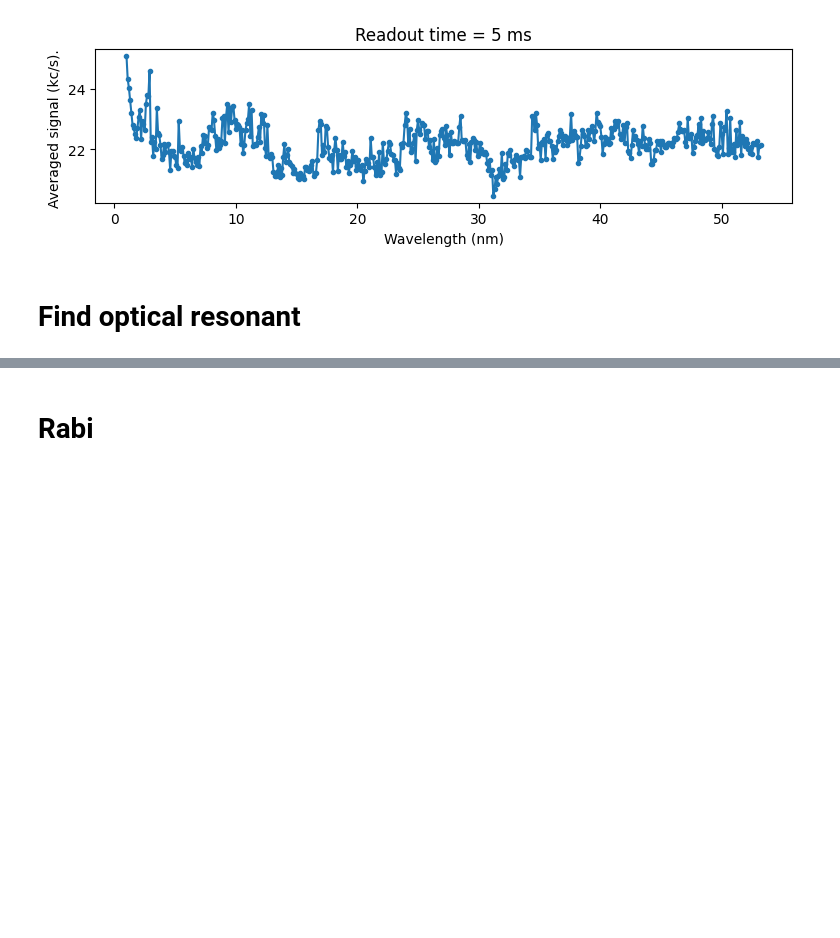
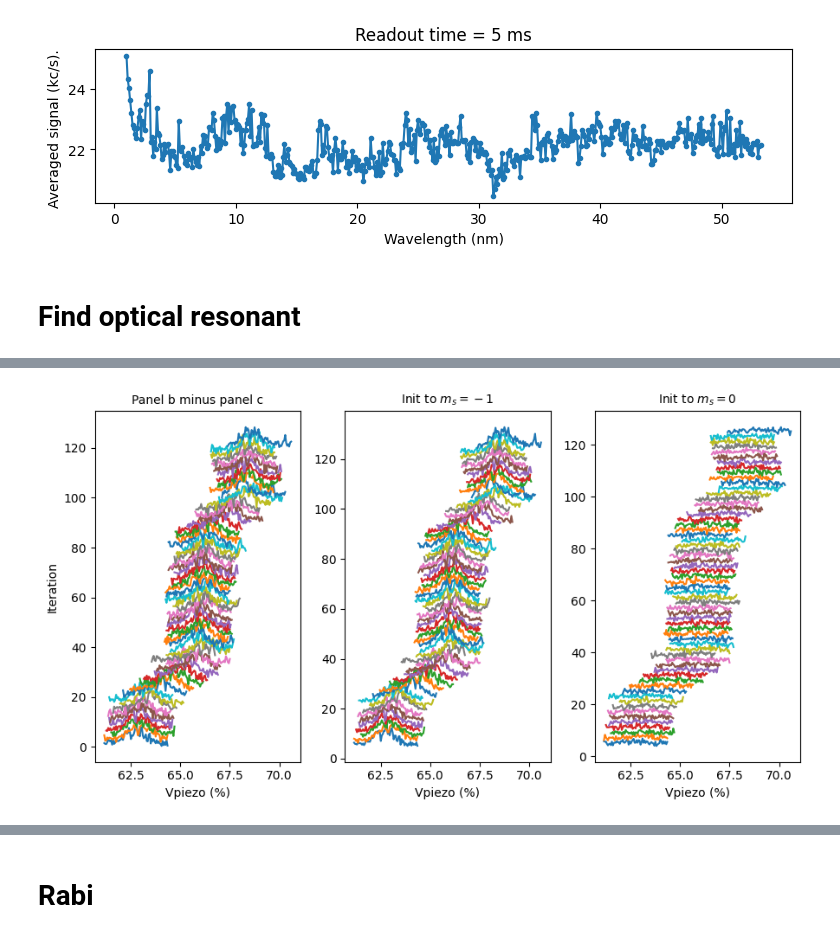
Before and after one commit to lukinlab2d/NV_control, a Jupyter notebook: B00_codes/RedROStat_nb.ipynb, the cells around one changed output, grey strips where cells are left out. Saved outputs shown, nothing was run; the diff lists cells and outputs as text; code cells hidden in the pictures; blank space fills up the shorter version.

```diff
--- a/B00_codes/RedROStat_nb.ipynb
+++ b/B00_codes/RedROStat_nb.ipynb
@@ -164,3 +176,45 @@ plt.tight_layout()
+# %%
+# ODMR
+days = np.linspace(12,12,1)
+fig, axs = plt.subplots(1,3,figsize=(9,5))
+# Create a colormap with the custom midpoint
+cmap = plt.get_cmap('bwr')  # You can choose any colormap
+norm = mcolors.CenteredNorm(vcenter=-1)
+for day in days:
+    mainFolder = 'C:/Users/lukin2dmaterials/data/2023-11-' + str(int(day)).zfill(2) + '/'
+    for dataFolder in os.listdir(mainFolder):
+        # print(dataFolder)
+        if 'ScanROFreq' in dataFolder:
+            if dataFolder[4] == '_': idx = int(dataFolder[1:4])
+            else: idx = int(dataFolder[1:5])
+            # if (idx >= 959 and idx <= 1325 and np.mod(idx,2)==1):
+            if (idx >= 1127 and idx <= 1189):
+                dataArr = []
+                datafile = mainFolder + dataFolder +'/ScanROFreqObject_sig_set.dat'
+                x_s, sig, ref = dr.readDataNoPlot(datafile)
+                sig = np.array(sig); ref = np.array(ref)
+                contrast = sig-ref
+
+                plot = axs[0].plot(x_s, contrast+idx)
+                axs[0].set_xlabel('Vpiezo (%)')
+                axs[0].set_ylabel('Iteration')
+                axs[0].set_title('Panel b minus panel c',fontsize=10)
+
+                plot1 = axs[1].plot(x_s, sig+idx)
+                axs[1].set_xlabel('Vpiezo (%)')
+                axs[1].set_title('Init to $m_s = -1$',fontsize=10)
+
+                plot2 = axs[2].plot(x_s, ref+idx)
+                axs[2].set_xlabel('Vpiezo (%)')
+                axs[2].set_title('Init to $m_s = 0$',fontsize=10)
+
+# for i in range(3):
+#     axs[i].set_xlim((15,30))
+#     axs[i].set_ylim((700,800))
+
+plt.tight_layout()
+# %% [output]
+[figure, added]
 # %%
 # y = np.average(dataArr, axis=0)
 # ysig = np.average(sigArr, axis=0); yref = np.average(refArr, axis=0)
```
Also changed, not shown: parts of 17 cells of this notebook, 20 other files.
